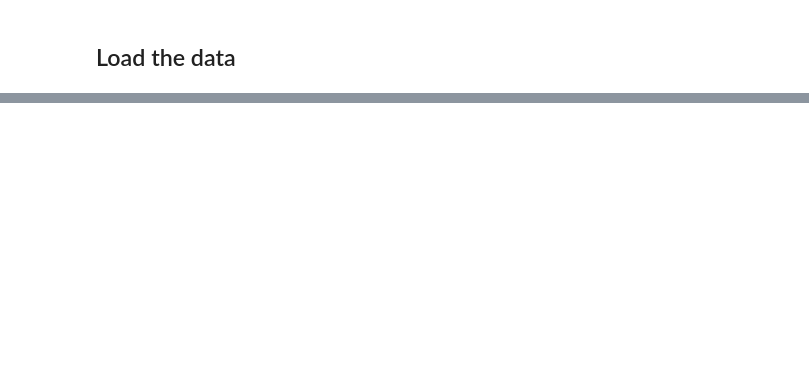
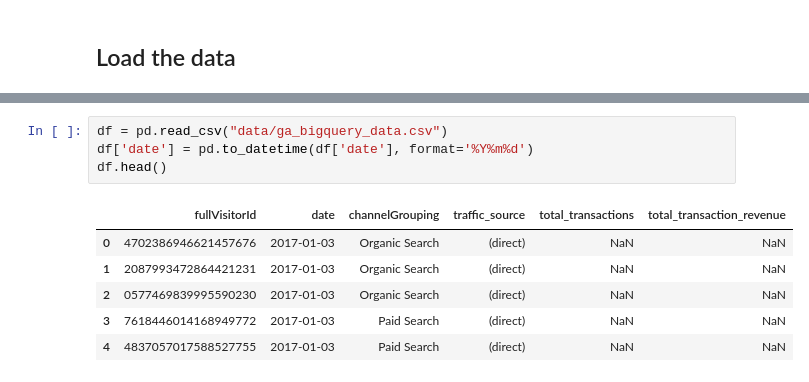
Before and after one commit to phillip1029/data-science-with-Python, a Jupyter notebook: customer_journey_with_Python.ipynb, the cells around one changed output, grey strips where cells are left out. Cells and saved outputs as stored; diff of their text form; blank space fills up the shorter version.

```diff
--- a/customer_journey_with_Python.ipynb
+++ b/customer_journey_with_Python.ipynb
@@ -512,0 +18,11 @@ fig.show()
+# %%
+df = pd.read_csv("data/ga_bigquery_data.csv")
+df['date'] = pd.to_datetime(df['date'], format='%Y%m%d')
+df.head()
+# %% [output]
+|  | fullVisitorId | date | channelGrouping | traffic_source | total_transactions | total_transaction_revenue |
+| 0 | 4702386946621457676 | 2017-01-03 | Organic Search | (direct) | NaN | NaN |
+| 1 | 2087993472864421231 | 2017-01-03 | Organic Search | (direct) | NaN | NaN |
+| 2 | 0577469839995590230 | 2017-01-03 | Organic Search | (direct) | NaN | NaN |
+| 3 | 7618446014168949772 | 2017-01-03 | Paid Search | (direct) | NaN | NaN |
+| 4 | 4837057017588527755 | 2017-01-03 | Paid Search | (direct) | NaN | NaN |
```
Also changed, not shown: parts of 45 cells of this notebook, 1 other file.
